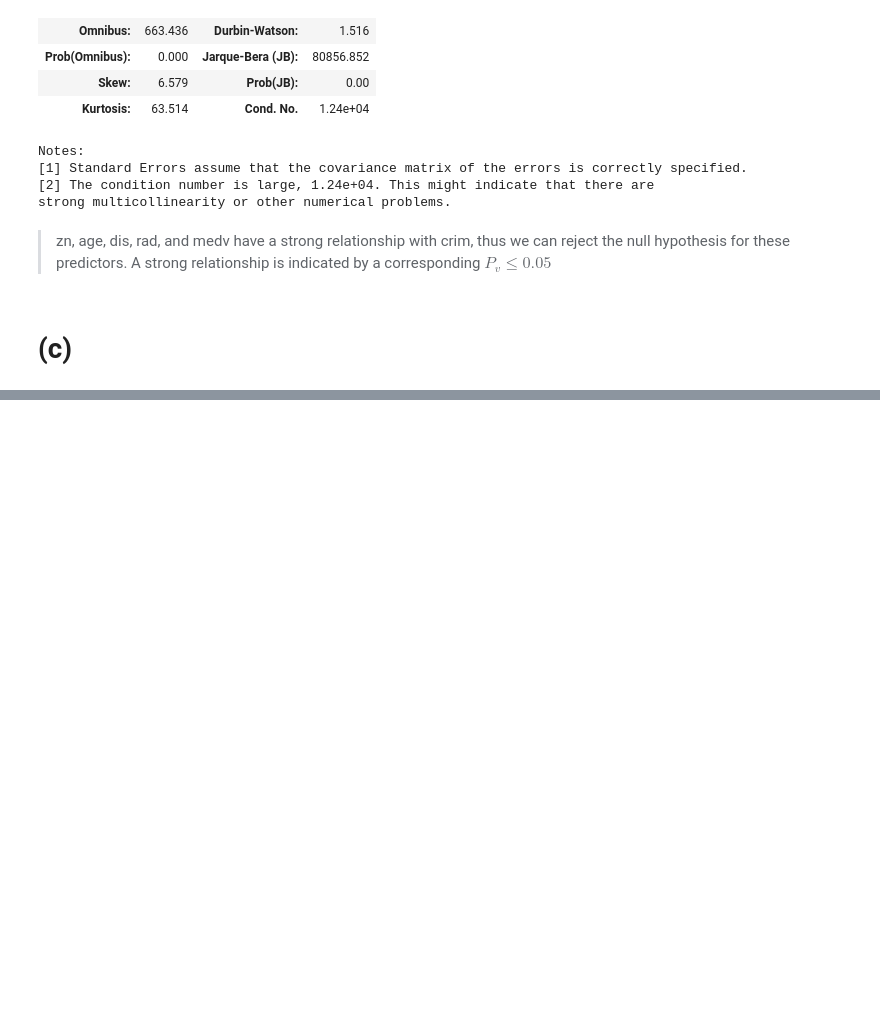
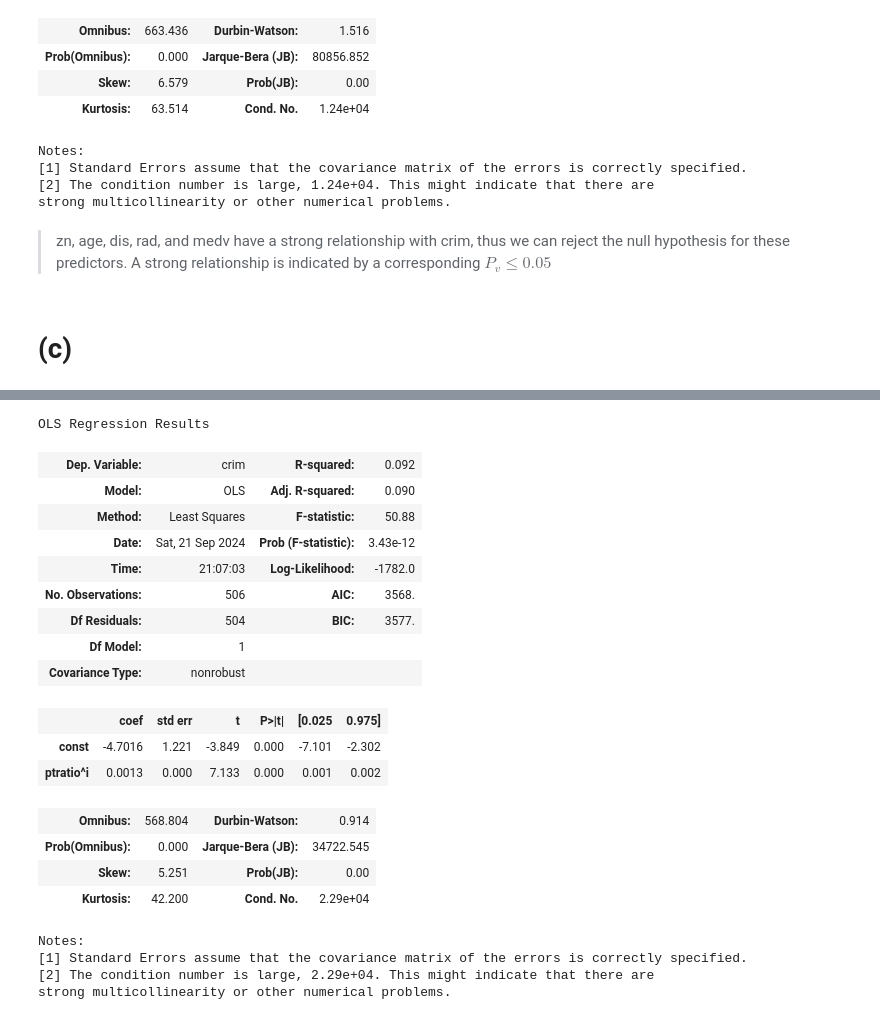
Before and after one commit to woooocoder/machine-learning, a Jupyter notebook: hw2/hw2.ipynb, the cells around one changed output, grey strips where cells are left out. Cells and saved outputs as stored; diff of their text form; code cells hidden in the pictures; blank space fills up the shorter version.

```diff
--- a/hw2/hw2.ipynb
+++ b/hw2/hw2.ipynb
@@ -490,0 +552,24 @@ plt.scatter(single_coef, multiple_coef)
+# %%
+poly('ptratio')
+# %% [output]
+OLS Regression Results
+| Dep. Variable: | crim | R-squared: | 0.092 |
+| Model: | OLS | Adj. R-squared: | 0.090 |
+| Method: | Least Squares | F-statistic: | 50.88 |
+| Date: | Sat, 21 Sep 2024 | Prob (F-statistic): | 3.43e-12 |
+| Time: | 21:07:03 | Log-Likelihood: | -1782.0 |
+| No. Observations: | 506 | AIC: | 3568. |
+| Df Residuals: | 504 | BIC: | 3577. |
+| Df Model: | 1 |  |  |
+| Covariance Type: | nonrobust |  |  |
+|  | coef | std err | t | P>|t| | [0.025 | 0.975] |
+| const | -4.7016 | 1.221 | -3.849 | 0.000 | -7.101 | -2.302 |
+| ptratio^i | 0.0013 | 0.000 | 7.133 | 0.000 | 0.001 | 0.002 |
+| Omnibus: | 568.804 | Durbin-Watson: | 0.914 |
+| Prob(Omnibus): | 0.000 | Jarque-Bera (JB): | 34722.545 |
+| Skew: | 5.251 | Prob(JB): | 0.00 |
+| Kurtosis: | 42.200 | Cond. No. | 2.29e+04 |
+Notes:
+[1] Standard Errors assume that the covariance matrix of the errors is correctly specified.
+[2] The condition number is large, 2.29e+04. This might indicate that there are
+strong multicollinearity or other numerical problems.
```
Also changed, not shown: parts of 15 cells of this notebook.
